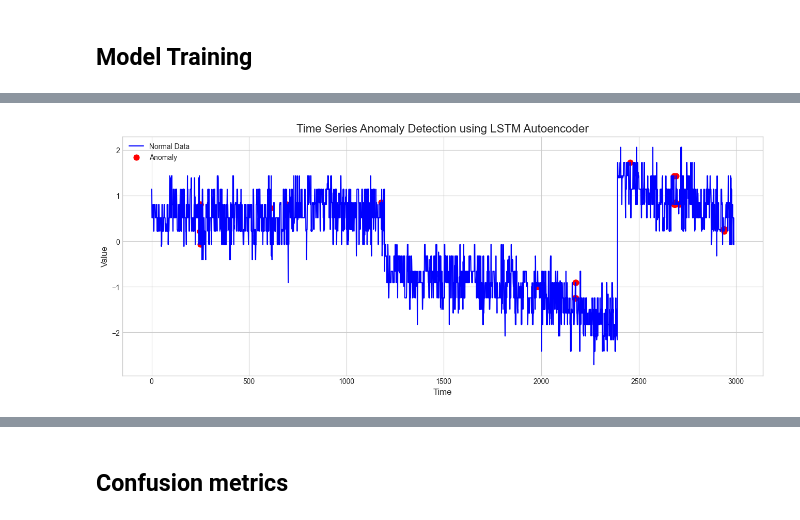
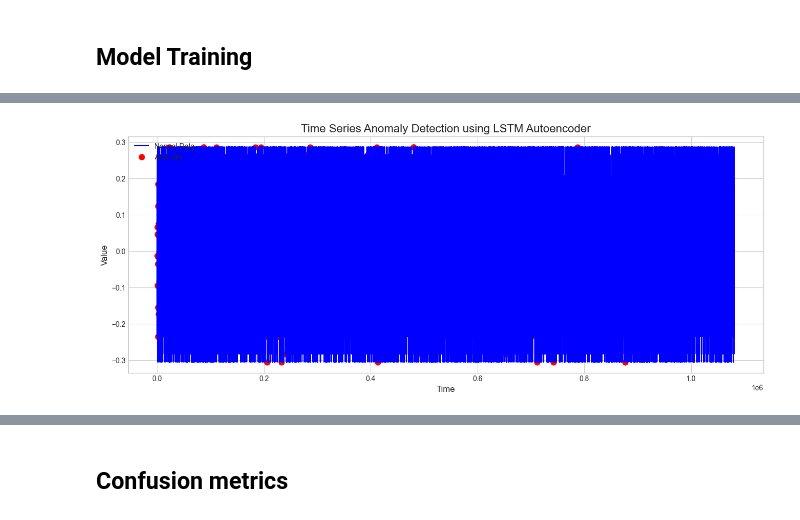
Before and after one commit to Bank7656/PlateMon_data_analytics, a Jupyter notebook: LSTMAD.ipynb, the cells around one changed output, grey strips where cells are left out. Saved outputs shown, nothing was run; the diff lists cells and outputs as text; code cells hidden in the pictures.

```diff
--- a/LSTMAD.ipynb
+++ b/LSTMAD.ipynb
@@ -68,8 +43,21 @@ def parse_and_standardize(df: pd.DataFrame, scaler: StandardScaler = None):
         scaler.fit(df['stand_value'].values.reshape(-1, 1))
     df['stand_value'] = scaler.transform(df['stand_value'].values.reshape(-1, 1))
     return scaler
+
+def de_meaning(df: pd.DataFrame):
+    run_list = df['run_id'].unique()
+    df_list = []
+    for run in run_list:
+        run_df = df[df['run_id']==run].copy()
+        mean = run_df['conductivity'].mean()
+        run_df['conductivity'] = run_df['conductivity'] - mean
+        df_list.append(run_df)
+    dm_df = pd.concat(df_list, axis=0)
+    return dm_df
 # %%
-train_conduct = train_c.copy().loc[:, ['timestamp', 'conductivity']]
-valid_conduct = valid_c.copy().loc[:, ['timestamp', 'conductivity', 'anomaly_label']]
-train_conduct.head()
+train_conduct = train_c.copy().loc[:, ['timestamp', 'conductivity', 'run_id']]
+valid_conduct = valid_c.copy().loc[:, ['timestamp', 'conductivity', 'run_id', 'anomaly_label']]
+valid_conduct = de_meaning(valid_conduct)
+print(train_conduct.head())
+print(valid_conduct.head())
 # %% [output]
@@ -131,7 +122,7 @@ def create_x_y_sequences(df, data,  time_steps):
     return X, Y
 # %%
 # 1. Creating sequences from training data
-TIME_STEPS = 10 # Number of past time steps to look at
+TIME_STEPS = 100 # Number of past time steps to look at
 
 X_train, Y_train = create_x_y_sequences(train_c, train_conduct, TIME_STEPS)
 X_valid, Y_valid = create_x_y_sequences(valid_c, valid_conduct, TIME_STEPS)
@@ -217,7 +208,8 @@ n_samples * (1 - validation_split) approx: 2646.0
 # Define the model architecture
 model = Sequential([
     # Encoder
-    LSTM(128, input_shape=(X_train.shape[1], X_train.shape[2])),
+    LSTM(128, input_shape=(X_train.shape[1], X_train.shape[2]), return_sequences=True),
+    LSTM(64),
     Dropout(rate=0.2),
 
     # This layer repeats the learned representation for each time step
@@ -225,6 +217,7 @@ model = Sequential([
     RepeatVector(X_train.shape[1]),
 
     # Decoder
+    LSTM(64, return_sequences=True),
     LSTM(128, return_sequences=True),
     Dropout(rate=0.2),
 
@@ -320,22 +317,22 @@ Anomaly threshold set to: 0.3249245544882801
 # %%
 # --- Visualization ---
 plt.style.use('seaborn-v0_8-whitegrid')
 fig, ax = plt.subplots(figsize=(16, 6))
 
 # Plot the original data
-ax.plot(train_conduct.index, train_conduct['stand_value'], color='blue', label='Normal Data')
+ax.plot(train_conduct.index, train_conduct['conductivity'], color='blue', label='Normal Data')
 
 # Highlight the anomalies
 anomalies = train_conduct[train_conduct['anomaly'] == True]
-ax.scatter(anomalies.index, anomalies['stand_value'], color='red', marker='o', s=60, label='Anomaly')
+ax.scatter(anomalies.index, anomalies['conductivity'], color='red', marker='o', s=60, label='Anomaly')
 
 ax.set_title('Time Series Anomaly Detection using LSTM Autoencoder', fontsize=16)
 ax.set_xlabel('Time', fontsize=12)
 ax.set_ylabel('Value', fontsize=12)
 ax.legend(loc='upper left')
 plt.show()
 # %% [output]
-[figure, old version]
+[figure, new version]
 # %%
 # Predict on the validation data
 X_valid_pred = model.predict(X_valid)
```
Also changed, not shown: parts of 19 cells of this notebook, 1 other file.
